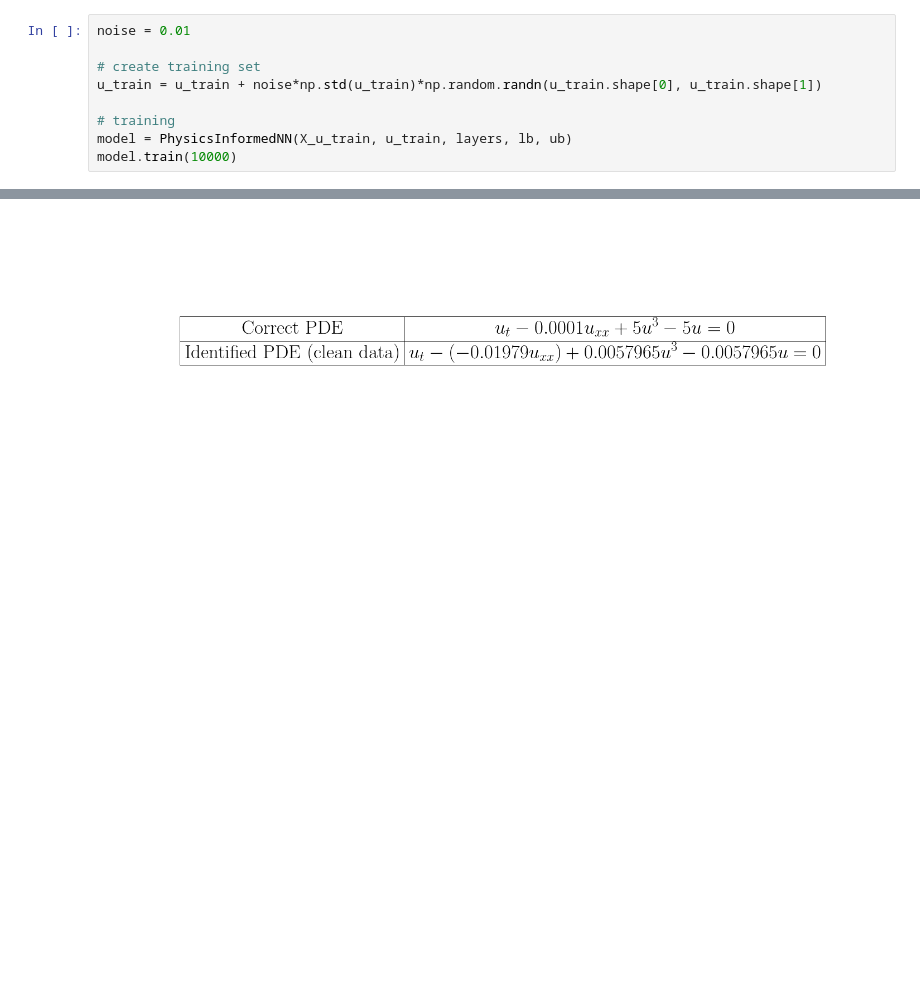
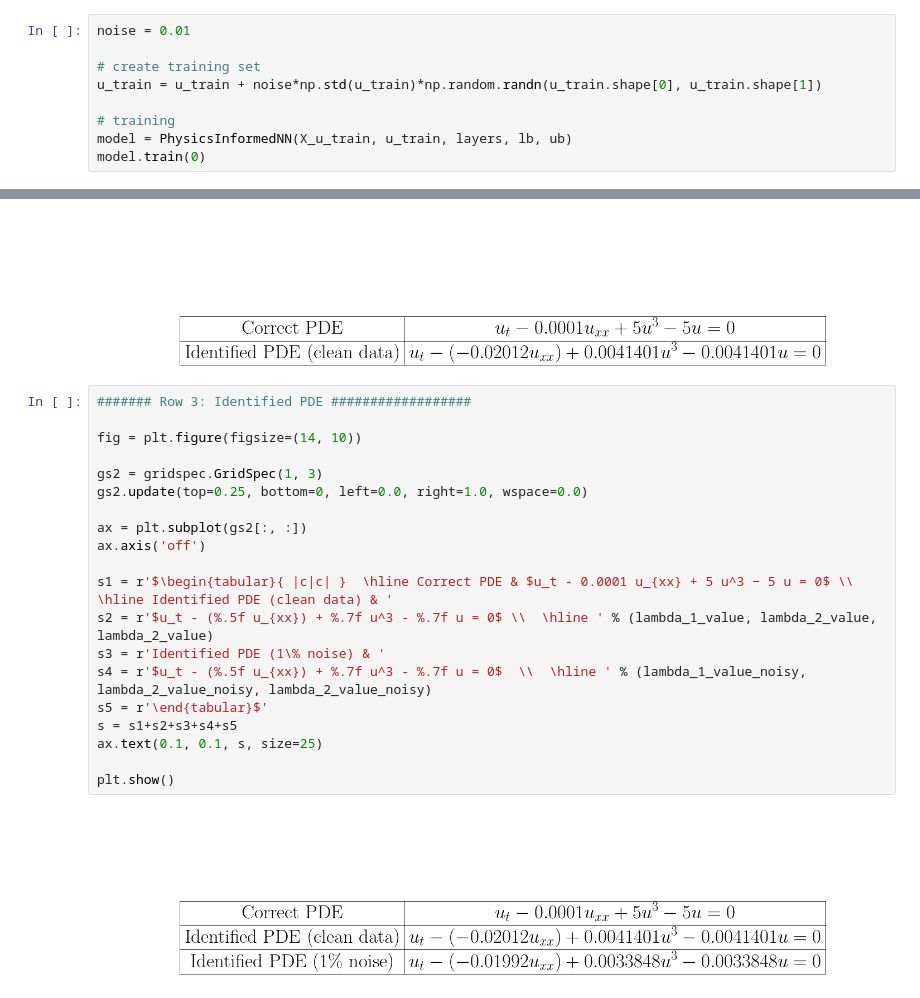
Before and after one commit to abhilash-neog/PINNs-With-Adaptive-Weighing, a Jupyter notebook: AllenCahn_inverse_no_weighing.ipynb, the cells around one changed output, grey strips where cells are left out. Cells and saved outputs as stored; diff of their text form; blank space fills up the shorter version.

```diff
--- a/AllenCahn_inverse_no_weighing.ipynb
+++ b/AllenCahn_inverse_no_weighing.ipynb
@@ -294,5 +298,5 @@ u_train = u_train + noise*np.std(u_train)*np.random.randn(u_train.shape[0], u_tr
 
 # training
 model = PhysicsInformedNN(X_u_train, u_train, layers, lb, ub)
-model.train(10000)
+model.train(0)
 # %% [output]
@@ -464,3 +468,25 @@ ax.text(0.1, 0.1, s, size=25)
 plt.show()
 # %% [output]
 [figure]
+# %%
+####### Row 3: Identified PDE ##################
+
+fig = plt.figure(figsize=(14, 10))
+
+gs2 = gridspec.GridSpec(1, 3)
+gs2.update(top=0.25, bottom=0, left=0.0, right=1.0, wspace=0.0)
+
+ax = plt.subplot(gs2[:, :])
+ax.axis('off')
+
+s1 = r'$\begin{tabular}{ |c|c| }  \hline Correct PDE & $u_t - 0.0001 u_{xx} + 5 u^3 − 5 u = 0$ \\  \hline Identified PDE (clean data) & '
+s2 = r'$u_t - (%.5f u_{xx}) + %.7f u^3 - %.7f u = 0$ \\  \hline ' % (lambda_1_value, lambda_2_value, lambda_2_value)
+s3 = r'Identified PDE (1\% noise) & '
+s4 = r'$u_t - (%.5f u_{xx}) + %.7f u^3 - %.7f u = 0$  \\  \hline ' % (lambda_1_value_noisy, lambda_2_value_noisy, lambda_2_value_noisy)
+s5 = r'\end{tabular}$'
+s = s1+s2+s3+s4+s5
+ax.text(0.1, 0.1, s, size=25)
+
+plt.show()
+# %% [output]
+[figure, added]
```
Also changed, not shown: parts of 9 cells of this notebook, 2 other files.
